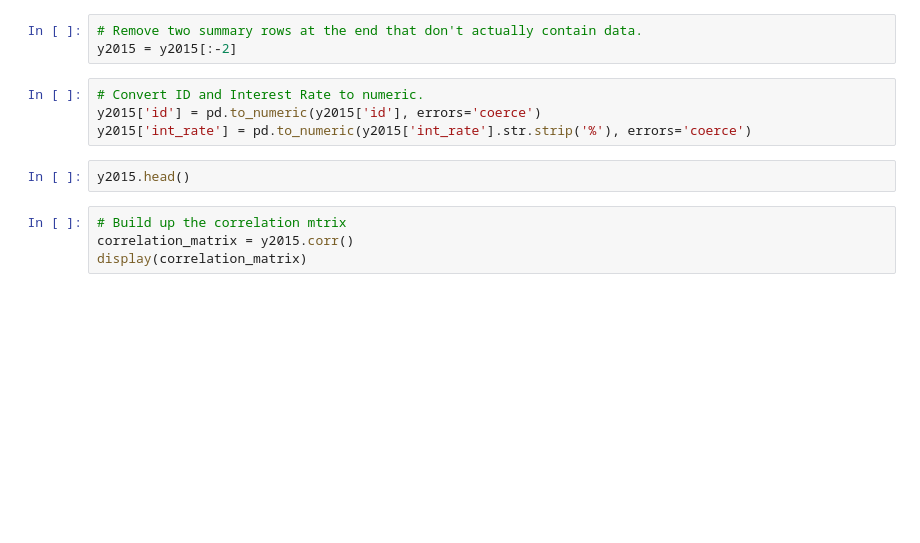
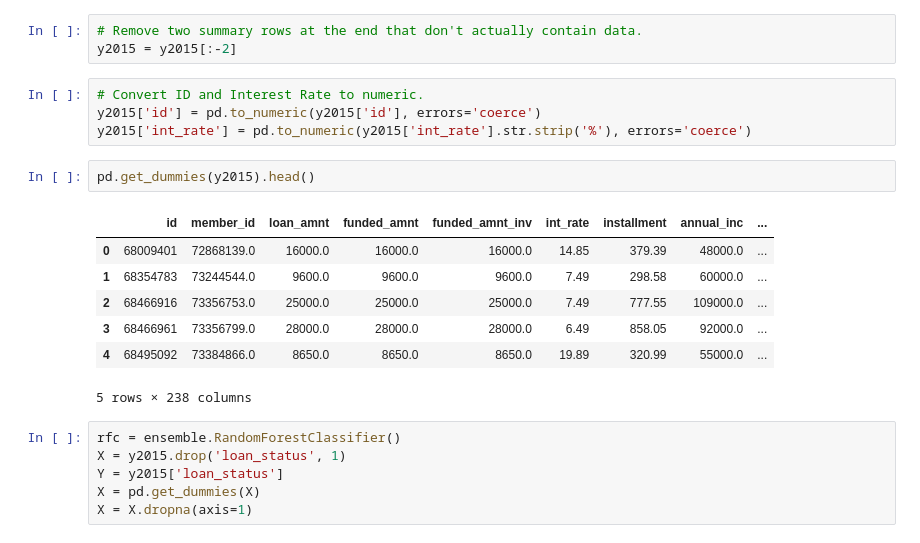
Before and after one commit to borja876/Testing, a Jupyter notebook: DRILL+Third+Attempt.ipynb, the cells around one changed output. Drawn from its saved outputs; the diff is of its cells as text; blank space fills up the shorter version.

```diff
--- a/DRILL+Third+Attempt.ipynb
+++ b/DRILL+Third+Attempt.ipynb
@@ -26,9 +57,19 @@ y2015 = y2015[:-2]
 # Convert ID and Interest Rate to numeric.
 y2015['id'] = pd.to_numeric(y2015['id'], errors='coerce')
 y2015['int_rate'] = pd.to_numeric(y2015['int_rate'].str.strip('%'), errors='coerce')
-# %%
-y2015.head()
-# %%
-# Build up the correlation mtrix
-correlation_matrix = y2015.corr()
-display(correlation_matrix)
+# %%
+pd.get_dummies(y2015).head()
+# %% [output]
+|  | id | member_id | loan_amnt | funded_amnt | funded_amnt_inv | int_rate | installment | annual_inc | ... |
+| 0 | 68009401 | 72868139.0 | 16000.0 | 16000.0 | 16000.0 | 14.85 | 379.39 | 48000.0 | ... |
+| 1 | 68354783 | 73244544.0 | 9600.0 | 9600.0 | 9600.0 | 7.49 | 298.58 | 60000.0 | ... |
+| 2 | 68466916 | 73356753.0 | 25000.0 | 25000.0 | 25000.0 | 7.49 | 777.55 | 109000.0 | ... |
+| 3 | 68466961 | 73356799.0 | 28000.0 | 28000.0 | 28000.0 | 6.49 | 858.05 | 92000.0 | ... |
+| 4 | 68495092 | 73384866.0 | 8650.0 | 8650.0 | 8650.0 | 19.89 | 320.99 | 55000.0 | ... |
+5 rows × 238 columns
+# %%
+rfc = ensemble.RandomForestClassifier()
+X = y2015.drop('loan_status', 1)
+Y = y2015['loan_status']
+X = pd.get_dummies(X)
+X = X.dropna(axis=1)
```
Also changed, not shown: parts of 9 cells of this notebook.
